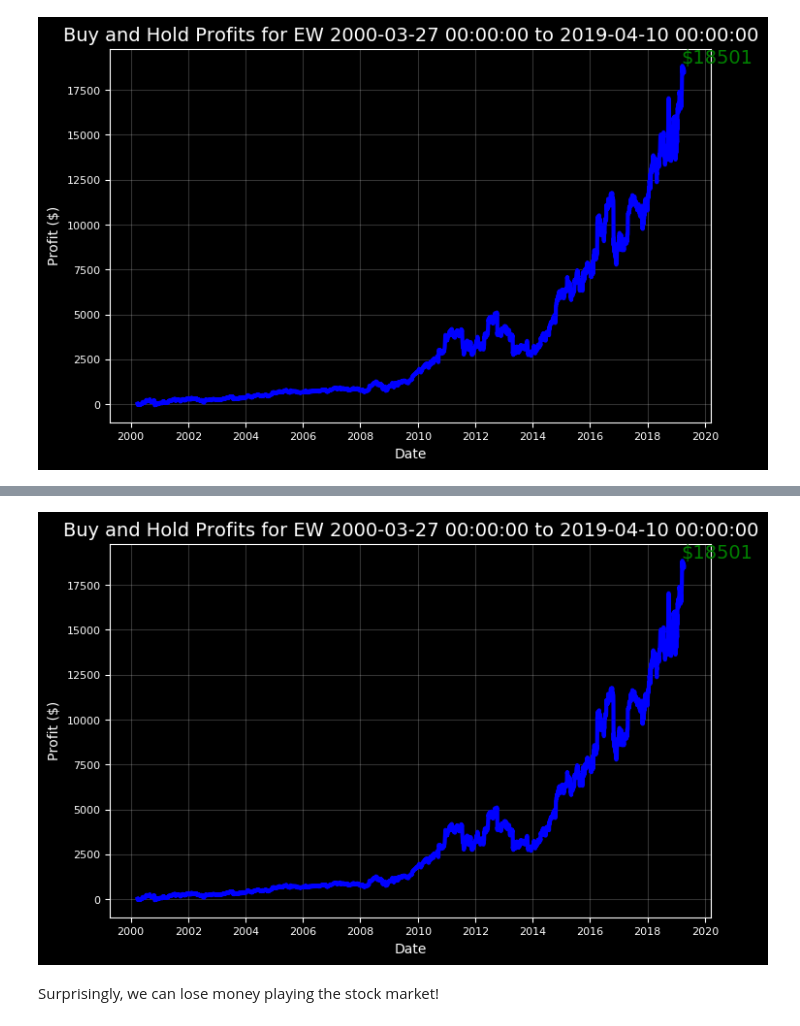
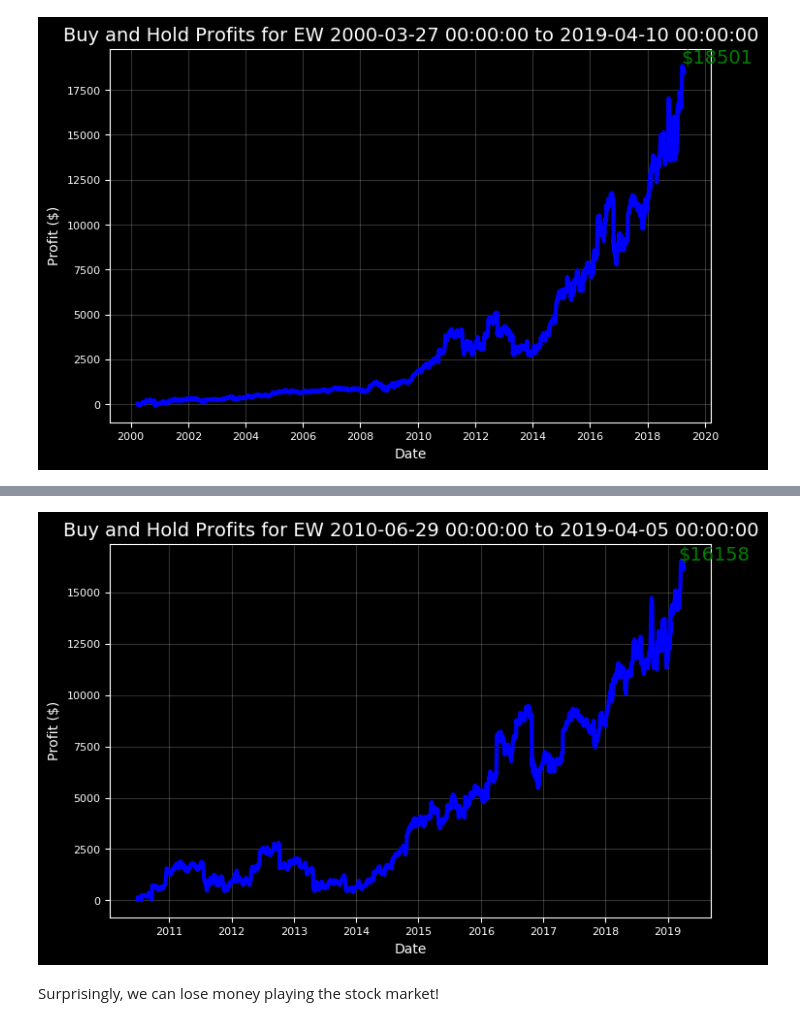
Before and after one commit to ermalsh/Stocker, a Jupyter notebook: Stocker Analysis Usage.ipynb, the cells around one changed output, grey strips where cells are left out. Saved outputs shown, nothing was run; the diff lists cells and outputs as text; code cells hidden in the pictures.

```diff
--- a/Stocker Analysis Usage.ipynb
+++ b/Stocker Analysis Usage.ipynb
@@ -73,5 +73,5 @@ microsoft.buy_and_hold(start_date='2000-03-27', end_date='2019-04-10', nshares=1
 EW Total buy and hold profit from 2000-03-27 00:00:00 to 2019-04-10 00:00:00 for 100 shares = $18501.75
 [figure]
 # %%
-microsoft.buy_and_hold(start_date='2000-03-27', end_date='2019-04-10', nshares=100)
+microsoft.buy_and_hold(start_date='2010-06-29', end_date='2019-04-05', nshares=100)
 # %% [output]
@@ -79,4 +79,4 @@ EW Total buy and hold profit from 2000-03-27 00:00:00 to 2019-04-10 00:00:00 for
-[figure, old version]
+[figure, new version]
 # %% [markdown]
 Surprisingly, we can lose money playing the stock market!
 # %% [markdown]
```
Also changed, not shown: parts of 6 cells of this notebook, 4 other files.
